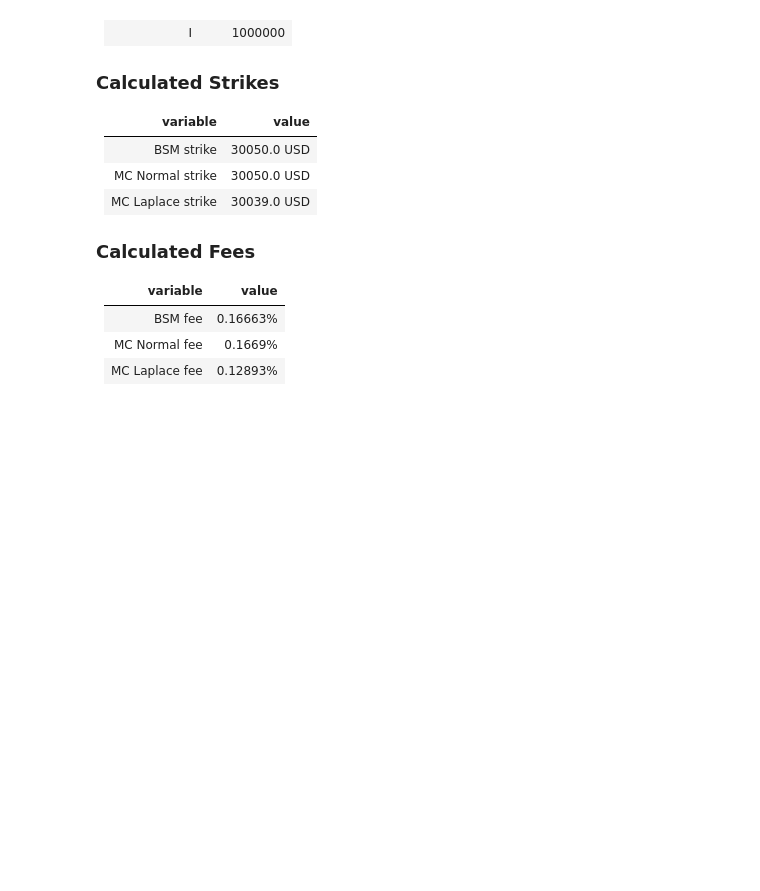
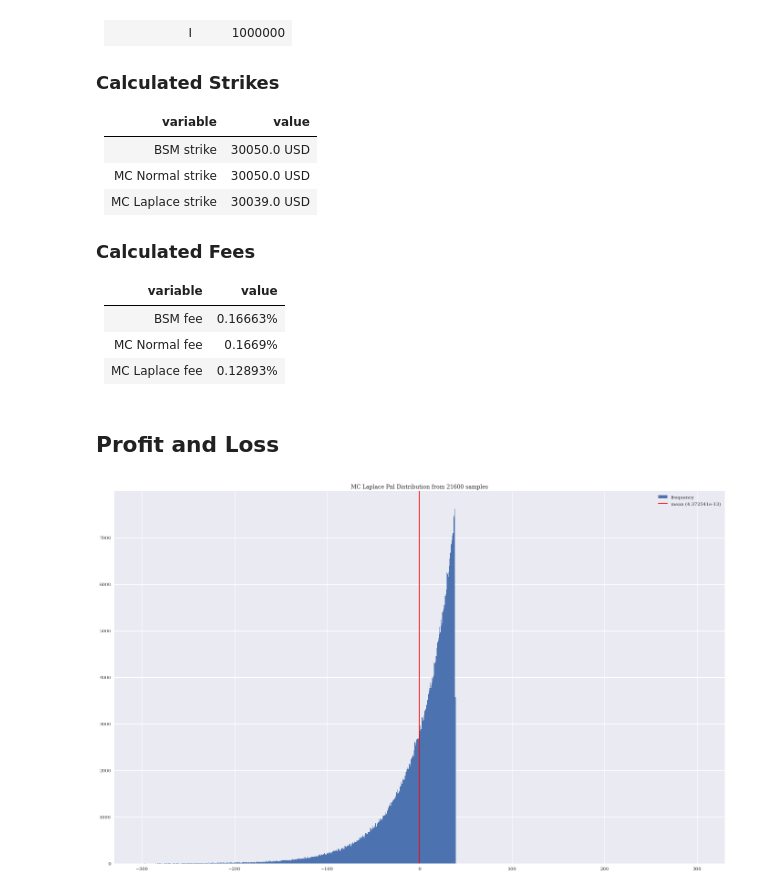
Before and after one commit to sebastienverreault/option_risk_analysis2, a Jupyter notebook: laplace_out_money_simulation.ipynb, the cells around one changed output. Drawn from its saved outputs; the diff is of its cells as text; code cells hidden in the pictures; blank space fills up the shorter version.

```diff
--- a/laplace_out_money_simulation.ipynb
+++ b/laplace_out_money_simulation.ipynb
@@ -711,3 +714,28 @@ md(f"""### Option price comparison
 |BSM fee|0.16663%|
 |MC Normal fee|0.1669%|
 |MC Laplace fee|0.12893%|
+# %% [markdown]
+## Profit and Loss
+# %%
+
+# calc the exercised prices
+ST_exercised = ST[ST > S0]
+
+# calc mc student's t strike
+mc_laplace_strike = K_laplace_no_premium
+# calc mc student's t option payoffs
+mc_laplace_ct = ST_exercised - mc_laplace_strike
+# calc mc student's t pnl
+mc_laplace_pnl = -mc_laplace_ct
+
+
+plt.figure(figsize=(24, 15))
+plt.hist(mc_laplace_pnl, bins=1000, label='frequency', range=[-S0*.01, S0*0.01]);
+
+plt.axvline(mc_laplace_pnl.mean(), color='r', label=f"mean ({float('%.7g' % (mc_laplace_pnl.mean()))})")
+
+plt.title(f'MC Laplace Pnl Distribution from {N} samples')
+plt.legend(loc='best');
+plt.show()
+# %% [output]
+[figure, added]
```
Also changed, not shown: parts of 1 cell of this notebook, 2 other files.
